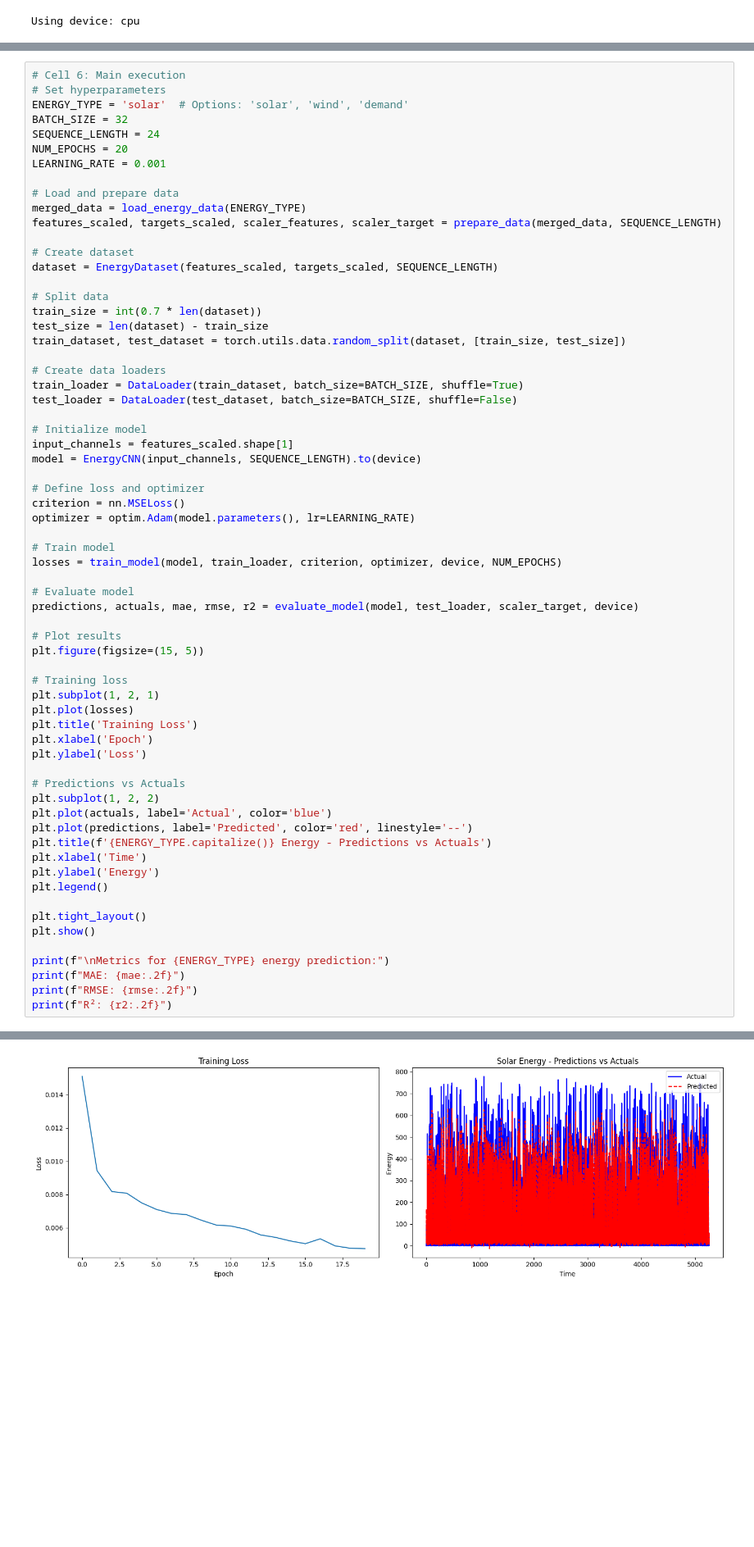
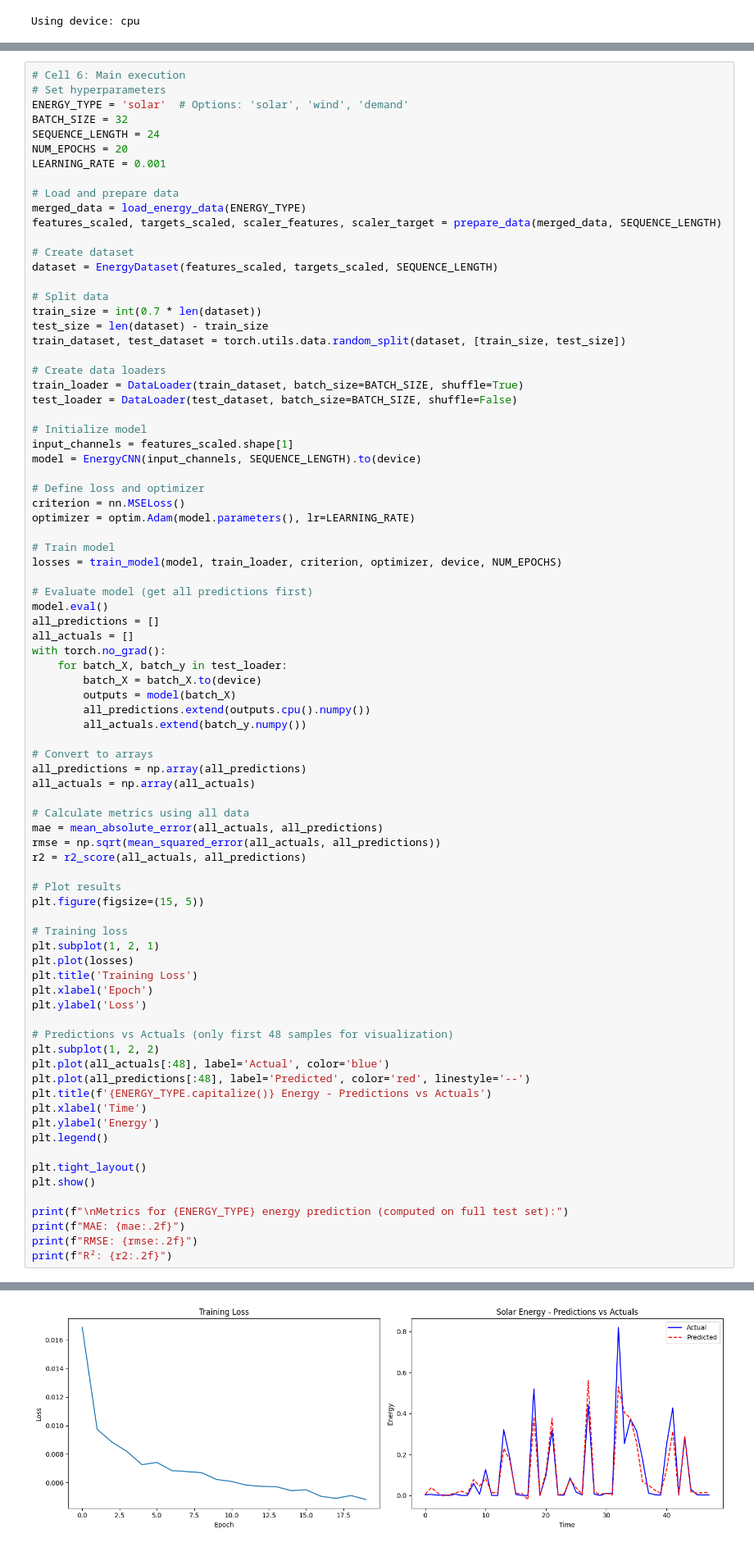
Before and after one commit to jtwirly/ennergy, a Jupyter notebook: CNNenergy.ipynb, the cells around one changed output, grey strips where cells are left out. Shown at 82% size. Cells and saved outputs as stored; diff of their text form; blank space fills up the shorter version.

```diff
--- a/CNNenergy.ipynb
+++ b/CNNenergy.ipynb
@@ -227,8 +227,25 @@ optimizer = optim.Adam(model.parameters(), lr=LEARNING_RATE)
 # Train model
 losses = train_model(model, train_loader, criterion, optimizer, device, NUM_EPOCHS)
 
-# Evaluate model
-predictions, actuals, mae, rmse, r2 = evaluate_model(model, test_loader, scaler_target, device)
+# Evaluate model (get all predictions first)
+model.eval()
+all_predictions = []
+all_actuals = []
+with torch.no_grad():
+    for batch_X, batch_y in test_loader:
+        batch_X = batch_X.to(device)
+        outputs = model(batch_X)
+        all_predictions.extend(outputs.cpu().numpy())
+        all_actuals.extend(batch_y.numpy())
+
+# Convert to arrays
+all_predictions = np.array(all_predictions)
+all_actuals = np.array(all_actuals)
+
+# Calculate metrics using all data
+mae = mean_absolute_error(all_actuals, all_predictions)
+rmse = np.sqrt(mean_squared_error(all_actuals, all_predictions))
+r2 = r2_score(all_actuals, all_predictions)
 
 # Plot results
 plt.figure(figsize=(15, 5))
@@ -240,10 +257,10 @@ plt.title('Training Loss')
 plt.xlabel('Epoch')
 plt.ylabel('Loss')
 
-# Predictions vs Actuals
+# Predictions vs Actuals (only first 48 samples for visualization)
 plt.subplot(1, 2, 2)
-plt.plot(actuals, label='Actual', color='blue')
-plt.plot(predictions, label='Predicted', color='red', linestyle='--')
+plt.plot(all_actuals[:48], label='Actual', color='blue')
+plt.plot(all_predictions[:48], label='Predicted', color='red', linestyle='--')
 plt.title(f'{ENERGY_TYPE.capitalize()} Energy - Predictions vs Actuals')
 plt.xlabel('Time')
 plt.ylabel('Energy')
@@ -252,7 +269,7 @@ plt.legend()
 plt.tight_layout()
 plt.show()
 
-print(f"\nMetrics for {ENERGY_TYPE} energy prediction:")
+print(f"\nMetrics for {ENERGY_TYPE} energy prediction (computed on full test set):")
 print(f"MAE: {mae:.2f}")
 print(f"RMSE: {rmse:.2f}")
 print(f"R²: {r2:.2f}")
@@ -279,2 +296,2 @@ Epoch 19/20, Loss: 0.0048
 Epoch 20/20, Loss: 0.0048
-[figure, old version]
+[figure, new version]
```
Also changed, not shown: parts of 3 cells of this notebook.
